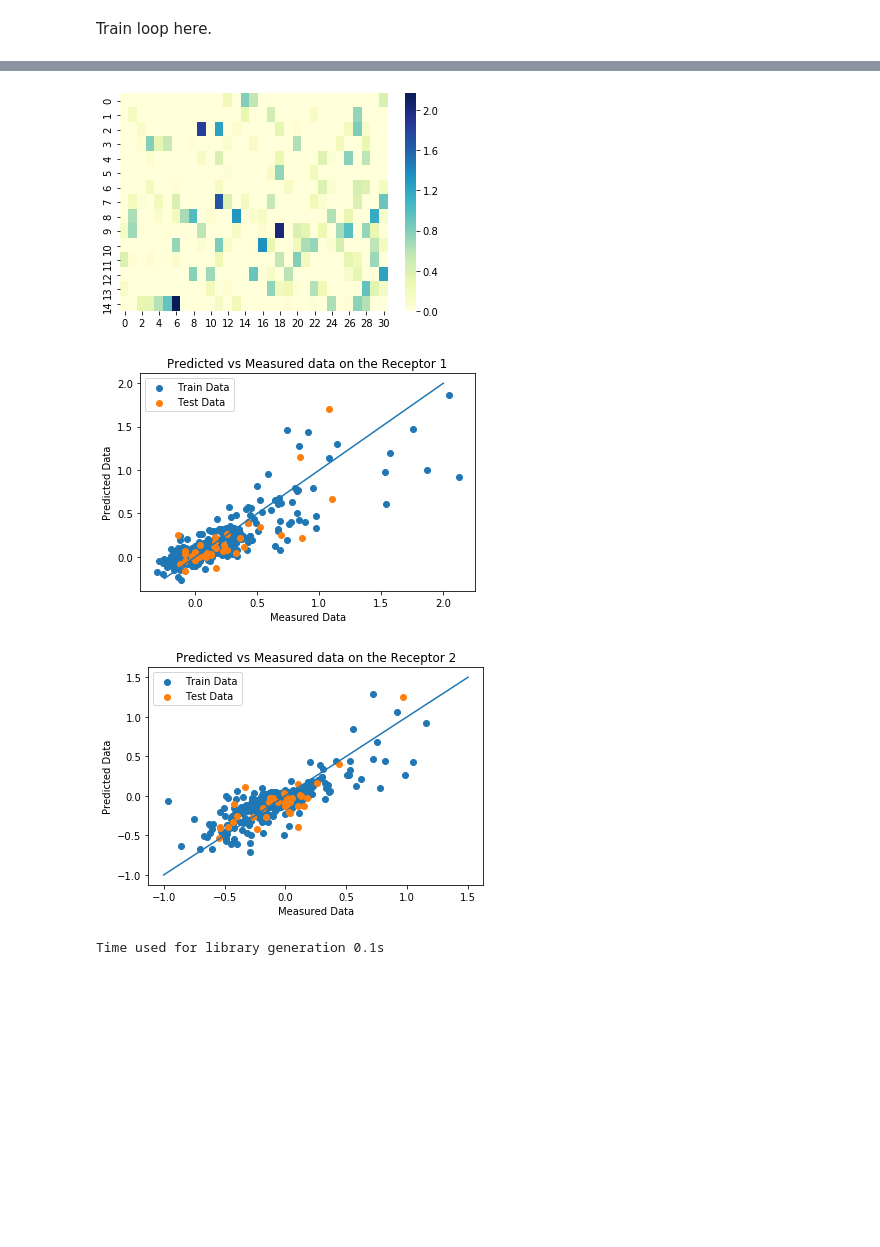
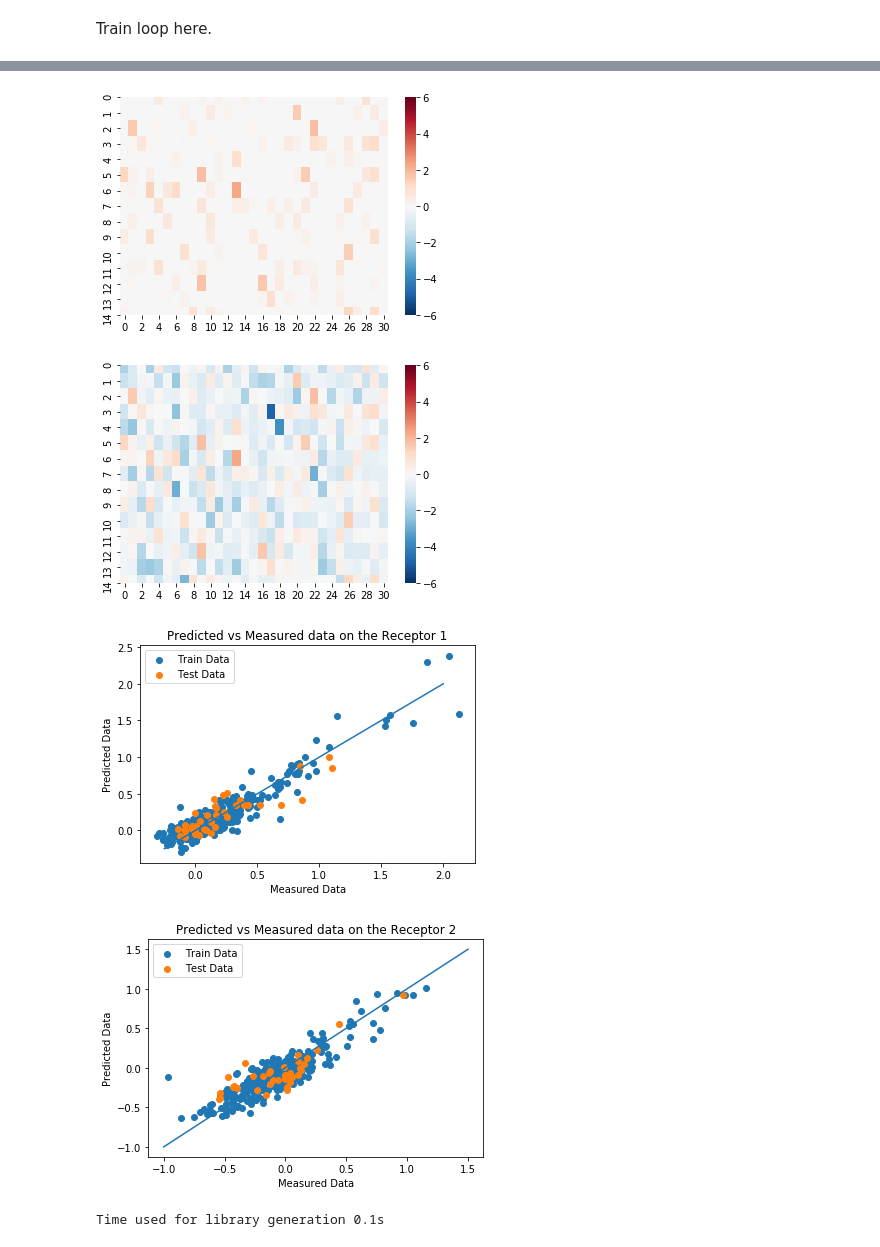
Before and after one commit to KilianWCF/Deep-Learning-Project, a Jupyter notebook: Project KCF.ipynb, the cells around one changed output, grey strips where cells are left out. Drawn from its saved outputs; the diff is of its cells as text; code cells hidden in the pictures; blank space fills up the shorter version.

```diff
--- a/Project KCF.ipynb
+++ b/Project KCF.ipynb
@@ -144,7 +145,7 @@ class LSTMNet(nn.Module):
     def __init__(self,):
         super(LSTMNet, self).__init__()
         self.lstm = nn.LSTM(input_size =5,hidden_size=LSTM_hiddensize,num_layers =LSTM_layers, bidirectional = LSTM_bidirectional)
-#        self.ffnn_drop=nn.Dropout(0.5)
+        self.ffnn_drop=nn.Dropout(0.5)
         self.ffnn1=nn.Linear(in_features=LSTM_hiddensize*twoway*LSTM_layers,out_features=100,bias=False)
         torch.nn.init.xavier_uniform_(self.ffnn1.weight)
         self.l_out = nn.Linear(in_features=100,out_features=2,bias=False)
@@ -158,7 +159,7 @@ class LSTMNet(nn.Module):
         out = out.reshape(-1,LSTM_hiddensize*twoway*LSTM_layers)
         out = self.ffnn1(out)
         out = torch.relu(out)
-#        out=self.ffnn_drop(out)
+        out=self.ffnn_drop(out)
         out = self.l_out(out)
         return out
     def reset(self):
@@ -228,8 +229,8 @@ class CombiNet(nn.Module):
 
 
 #net = CNNNet()
-#net=LSTMNet()
-net=CombiNet()
+net=LSTMNet()
+#net=CombiNet()
 if use_cuda:
     net.cuda()
 print(net)
@@ -272,7 +271,7 @@ if isinstance(net,CNNNet):
     optimizer = torch.optim.Adam(net.parameters(), lr=lr, weight_decay=0.0001)
     max_iter = 2000
 elif isinstance(net,LSTMNet):
-    lr =0.01
+    lr =0.001
     optimizer = torch.optim.Adam(net.parameters(), lr=lr, weight_decay=0.0001)
     max_iter = 1000
 elif isinstance(net,CombiNet):
@@ -389,19 +396,24 @@ Average Validation Loss: 0.0386  sd: 0.0151
 # %%
 if min_val==val_loss_[-1]:
     path=r'.\cnnmodel'
     torch.save(net.state_dict(), path)
     print('Saved at last epoch')
 checkpoint = torch.load('cnnmodel')
 net.load_state_dict(checkpoint)
 y_pre = net(x_train)
 y_val=net(x_test)
 
 
 test=torch.relu(net.conv(x_test.transpose(2,1)))
-sns.heatmap(test[0].cpu().detach().numpy(), cmap="YlGnBu")
+sns.heatmap(test[0].cpu().detach().numpy(), cmap="RdBu_r",vmin=-6, vmax=6)
 plt.show()
+
+test=net.conv(x_test.transpose(2,1))
+sns.heatmap(test[0].cpu().detach().numpy(), cmap="RdBu_r",vmin=-6, vmax=6)
+plt.show()
 # %% [output]
-[figure, old version]
+[figure, new version]
+[figure, added]
 # %%
 
 plt.scatter(y_train[:,0].cpu().detach().numpy(),y_pre[:,0].cpu().detach().numpy(),label='Train Data')
@@ -425,8 +437,8 @@ plt.legend()
 plt.savefig('Receptor_2_CNN.png')
 plt.show()
 # %% [output]
-[figure, old version]
+[figure, new version]
-[figure, old version]
+[figure, new version]
 # %%
 already_existing={key: 1 for key in combi['Sequence']}
 
```
Also changed, not shown: parts of 6 cells of this notebook.
